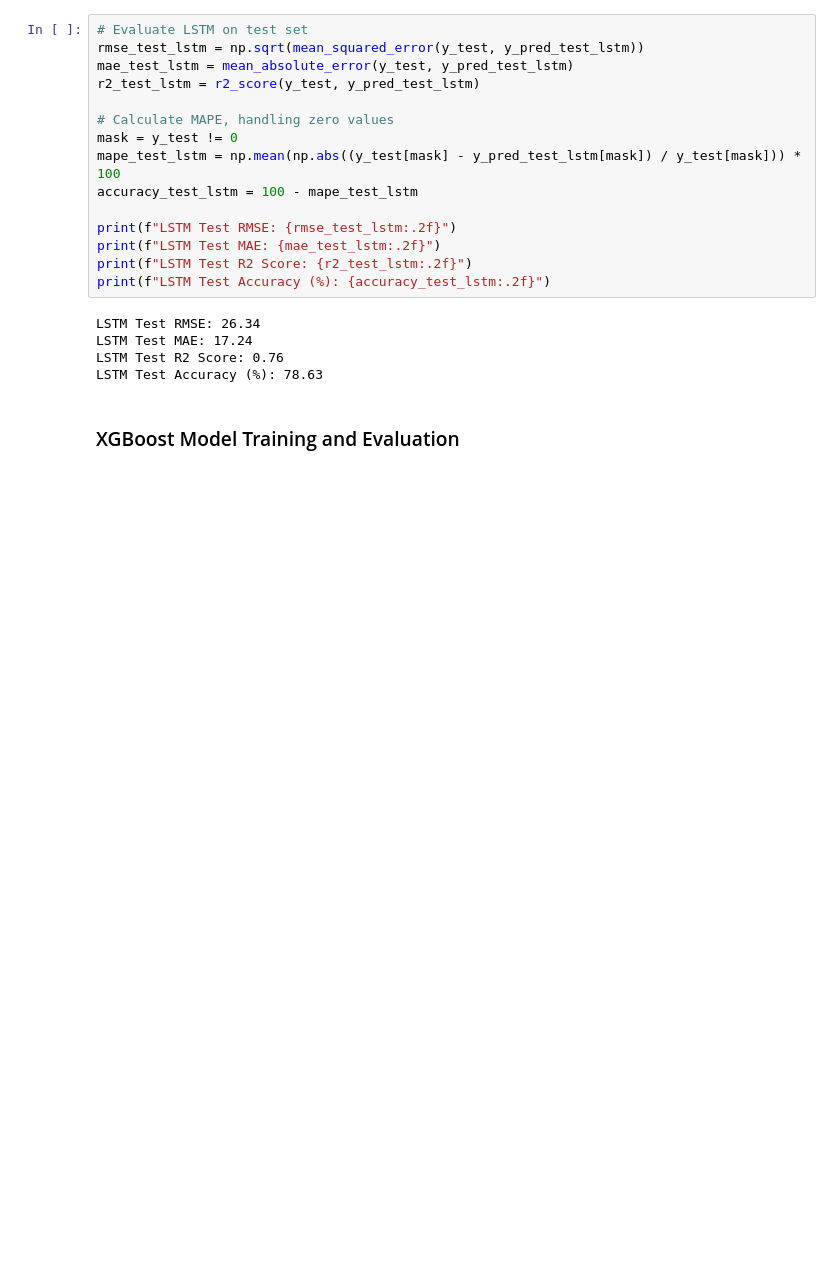
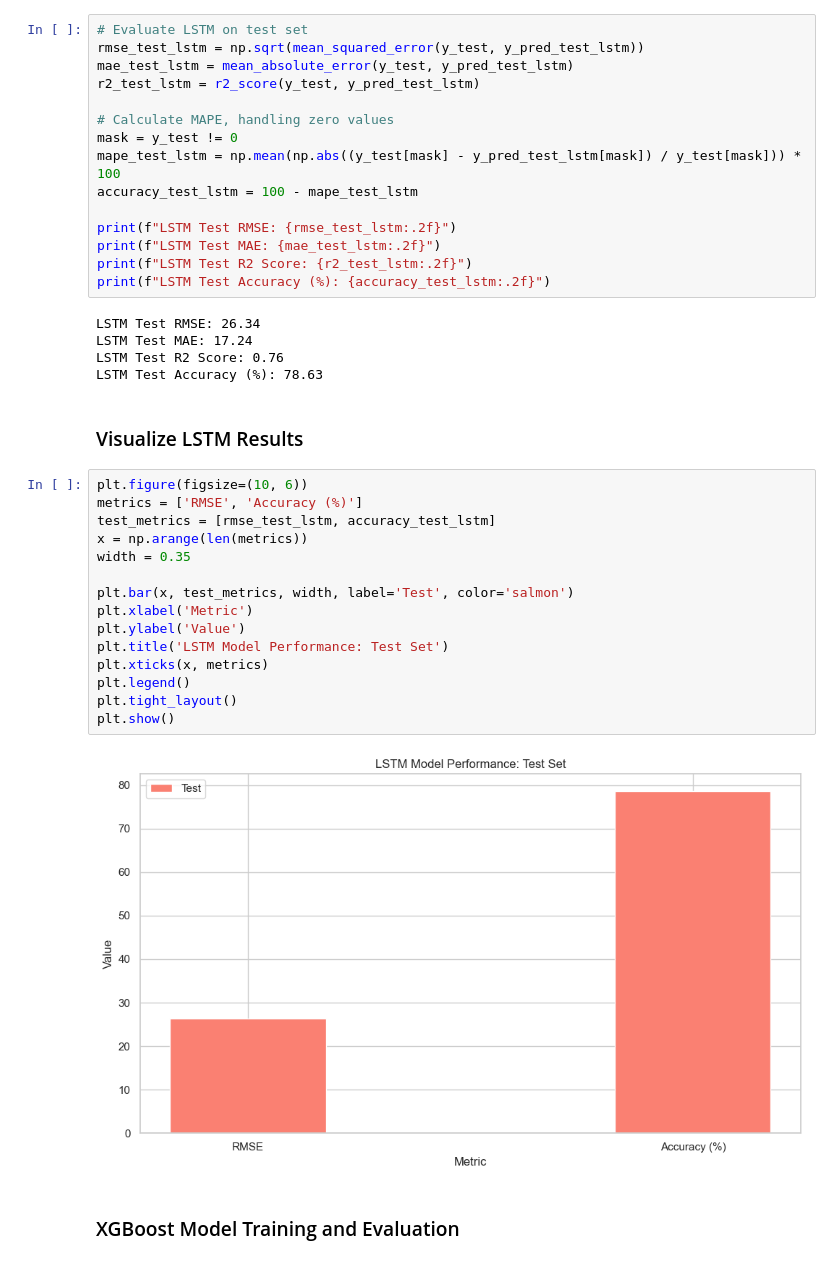
Before and after one commit to maramahmed1999/AI-Powered-Predictive-Maintenance-Dashboard, a Jupyter notebook: models_building/FD002_Model.ipynb, the cells around one changed output. Cells and saved outputs as stored; diff of their text form; blank space fills up the shorter version.

Commit message:
Update FD002 Model Building

```diff
--- a/models_building/FD002_Model.ipynb
+++ b/models_building/FD002_Model.ipynb
@@ -297,6 +297,25 @@ LSTM Test RMSE: 26.34
 LSTM Test MAE: 17.24
 LSTM Test R2 Score: 0.76
 LSTM Test Accuracy (%): 78.63
+# %% [markdown]
+### Visualize LSTM Results
+# %%
+plt.figure(figsize=(10, 6))
+metrics = ['RMSE', 'Accuracy (%)']
+test_metrics = [rmse_test_lstm, accuracy_test_lstm]
+x = np.arange(len(metrics))
+width = 0.35
+
+plt.bar(x, test_metrics, width, label='Test', color='salmon')
+plt.xlabel('Metric')
+plt.ylabel('Value')
+plt.title('LSTM Model Performance: Test Set')
+plt.xticks(x, metrics)
+plt.legend()
+plt.tight_layout()
+plt.show()
+# %% [output]
+[figure, added]
 # %% [markdown]
 ### XGBoost Model Training and Evaluation
 # %%
```
Also changed, not shown: parts of 5 cells of this notebook.
